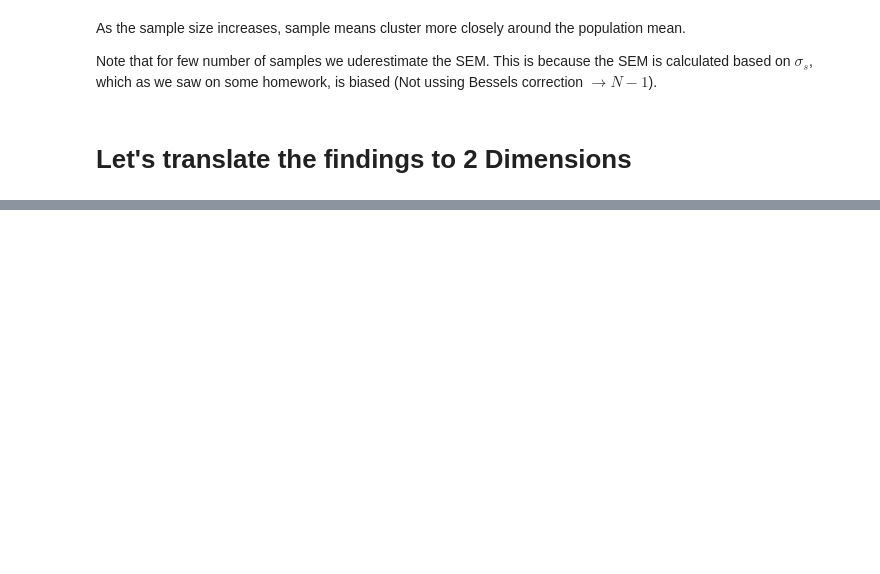
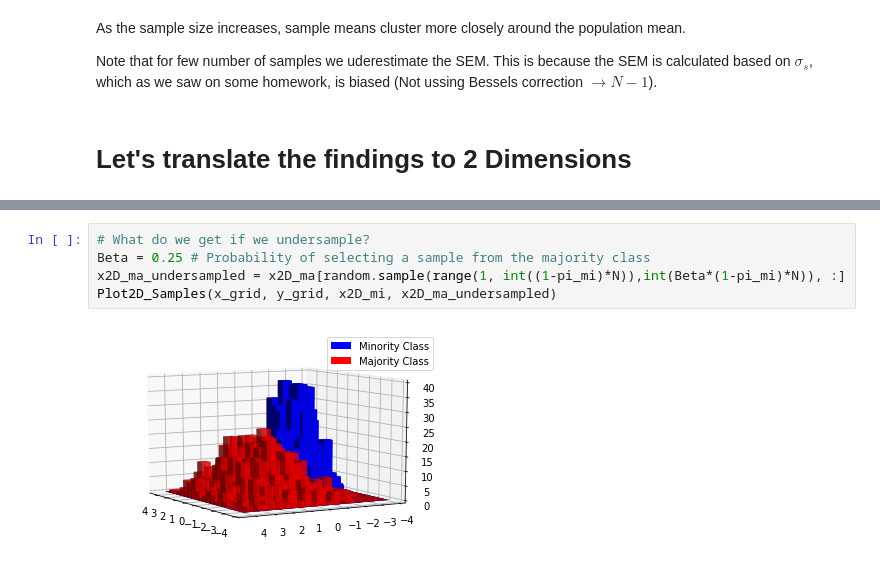
Before and after one commit to crisgompec/ImbalancedDataset, a Jupyter notebook: Dataset1/Python/Undersampling_Math_v1.ipynb, the cells around one changed output, grey strips where cells are left out. Drawn from its saved outputs; the diff is of its cells as text; blank space fills up the shorter version.

```diff
--- a/Dataset1/Python/Undersampling_Math_v1.ipynb
+++ b/Dataset1/Python/Undersampling_Math_v1.ipynb
@@ -210,0 +371,7 @@ Note that for few number of samples we uderestimate the SEM. This is because the
+# %%
+# What do we get if we undersample?
+Beta = 0.25 # Probability of selecting a sample from the majority class
+x2D_ma_undersampled = x2D_ma[random.sample(range(1, int((1-pi_mi)*N)),int(Beta*(1-pi_mi)*N)), :]
+Plot2D_Samples(x_grid, y_grid, x2D_mi, x2D_ma_undersampled)
+# %% [output]
+[figure, added]
```
Also changed, not shown: parts of 24 cells of this notebook.
